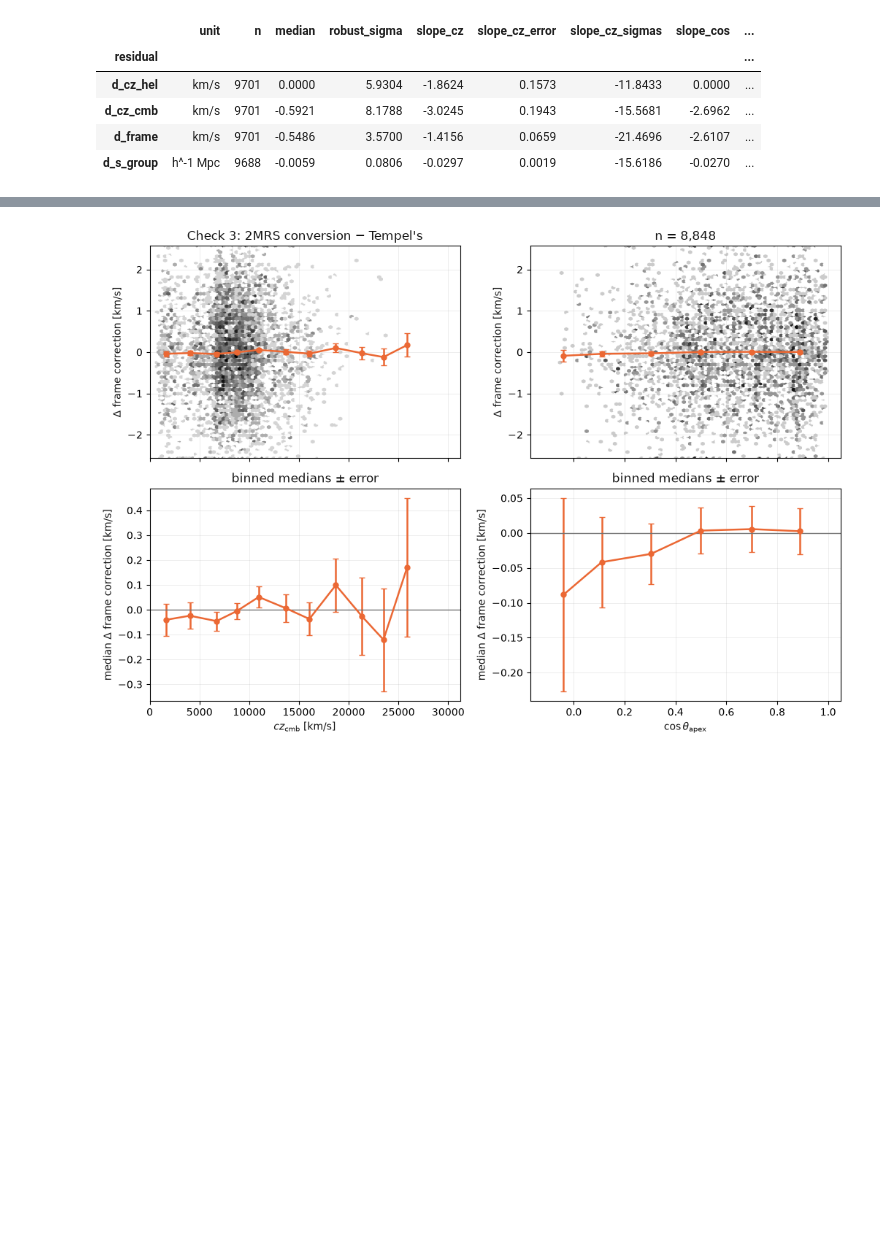
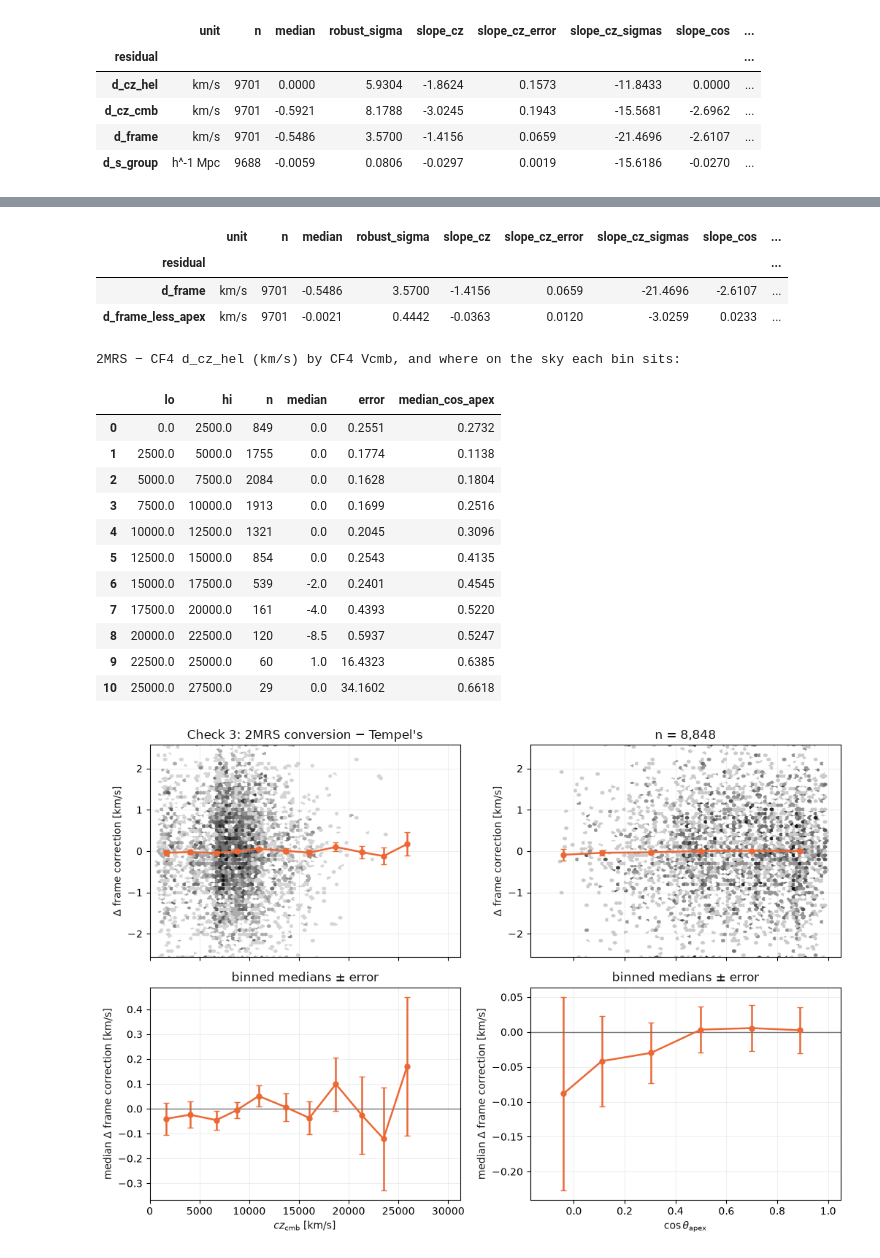
Before and after one commit to ofeke2000/Cross-correlating-Tempel-SDSS-groups-with-Cosmicflows-4-peculiar-velocities, a Jupyter notebook: notebooks/14_redshift_space_positions.ipynb, the cells around one changed output, grey strips where cells are left out. Cells and saved outputs as stored; diff of their text form; code cells hidden in the pictures; blank space fills up the shorter version.

```diff
--- a/notebooks/14_redshift_space_positions.ipynb
+++ b/notebooks/14_redshift_space_positions.ipynb
@@ -382,3 +425,29 @@ redshift drift (2MRS reaches less deep than Tempel, so it sees less of it).
+# %%
+matches_MV = cc.with_apex_difference(matches_MV, apex.vector - apex_fits[cc.CF4_DEEP_ADDITIVE].vector)
+display(cc.match_residual_summary(matches_MV, {"d_frame": "km/s", "d_frame_less_apex": "km/s"}, checks))
+edges = np.asarray(checks.cz_edges)
+by_cz = cc.binned_residual(matches_MV.cz, matches_MV.d_cz_hel, edges, checks.min_bin_count)
+coverage = cc.binned_residual(matches_MV.cz, matches_MV.cos_apex, edges, checks.min_bin_count)
+print("2MRS − CF4 d_cz_hel (km/s) by CF4 Vcmb, and where on the sky each bin sits:")
+display(by_cz[["lo", "hi", "n", "median", "error"]].assign(median_cos_apex=coverage["median"]))
+# %% [output]
+|  | unit | n | median | robust_sigma | slope_cz | slope_cz_error | slope_cz_sigmas | slope_cos | ... |
+| residual |  |  |  |  |  |  |  |  | ... |
+| d_frame | km/s | 9701 | -0.5486 | 3.5700 | -1.4156 | 0.0659 | -21.4696 | -2.6107 | ... |
+| d_frame_less_apex | km/s | 9701 | -0.0021 | 0.4442 | -0.0363 | 0.0120 | -3.0259 | 0.0233 | ... |
+2MRS − CF4 d_cz_hel (km/s) by CF4 Vcmb, and where on the sky each bin sits:
+|  | lo | hi | n | median | error | median_cos_apex |
+| 0 | 0.0 | 2500.0 | 849 | 0.0 | 0.2551 | 0.2732 |
+| 1 | 2500.0 | 5000.0 | 1755 | 0.0 | 0.1774 | 0.1138 |
+| 2 | 5000.0 | 7500.0 | 2084 | 0.0 | 0.1628 | 0.1804 |
+| 3 | 7500.0 | 10000.0 | 1913 | 0.0 | 0.1699 | 0.2516 |
+| 4 | 10000.0 | 12500.0 | 1321 | 0.0 | 0.2045 | 0.3096 |
+| 5 | 12500.0 | 15000.0 | 854 | 0.0 | 0.2543 | 0.4135 |
+| 6 | 15000.0 | 17500.0 | 539 | -2.0 | 0.2401 | 0.4545 |
+| 7 | 17500.0 | 20000.0 | 161 | -4.0 | 0.4393 | 0.5220 |
+| 8 | 20000.0 | 22500.0 | 120 | -8.5 | 0.5937 | 0.5247 |
+| 9 | 22500.0 | 25000.0 | 60 | 1.0 | 16.4323 | 0.6385 |
+| 10 | 25000.0 | 27500.0 | 29 | 0.0 | 34.1602 | 0.6618 |
 # %%
 cc.make_residual_trend_figure(matches_MT, "d_frame", title="Check 3: 2MRS conversion − Tempel's",
                               ylabel=r"$\Delta$ frame correction [km/s]", config=checks);
```
Also changed, not shown: parts of 5 cells of this notebook, 4 other files.
